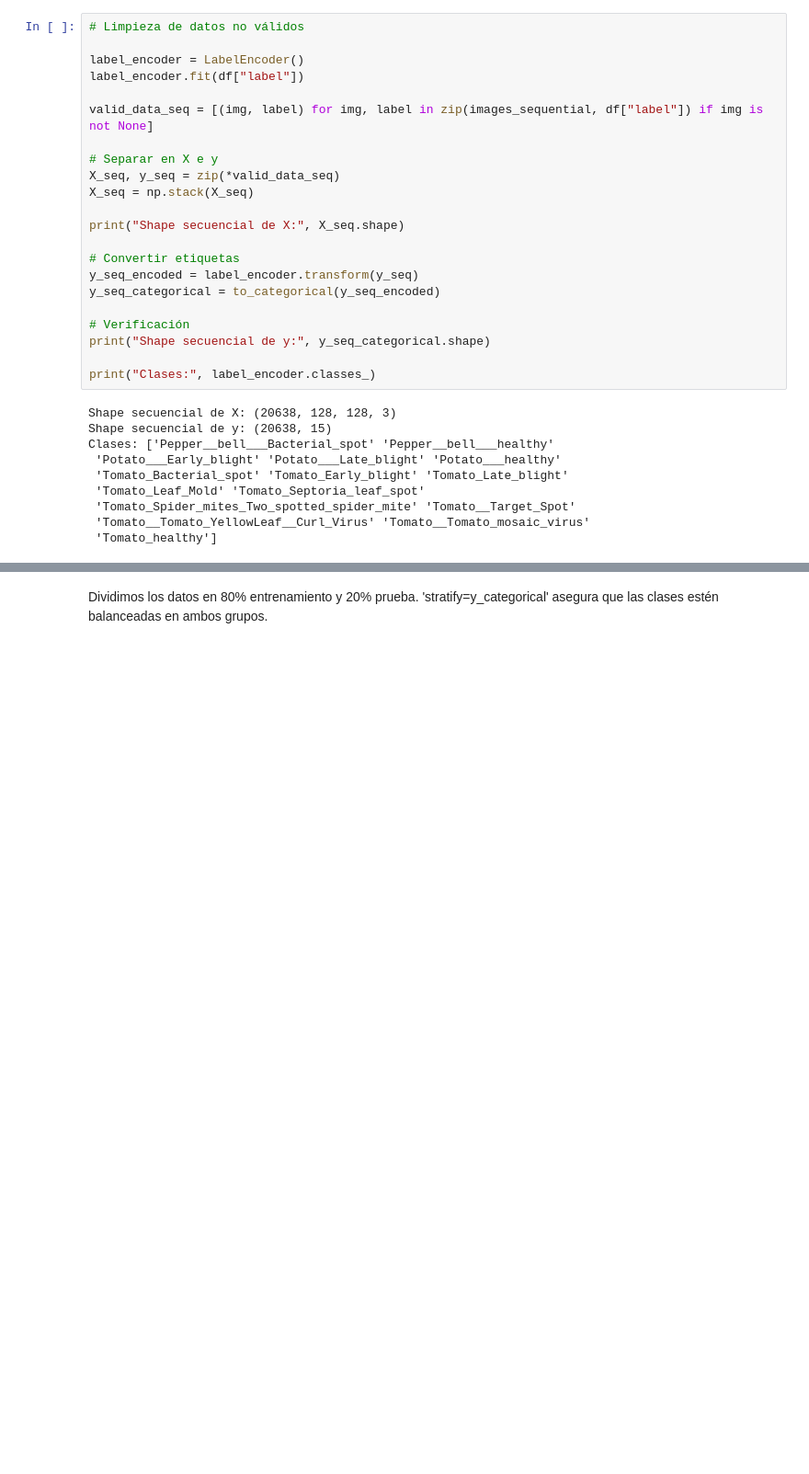
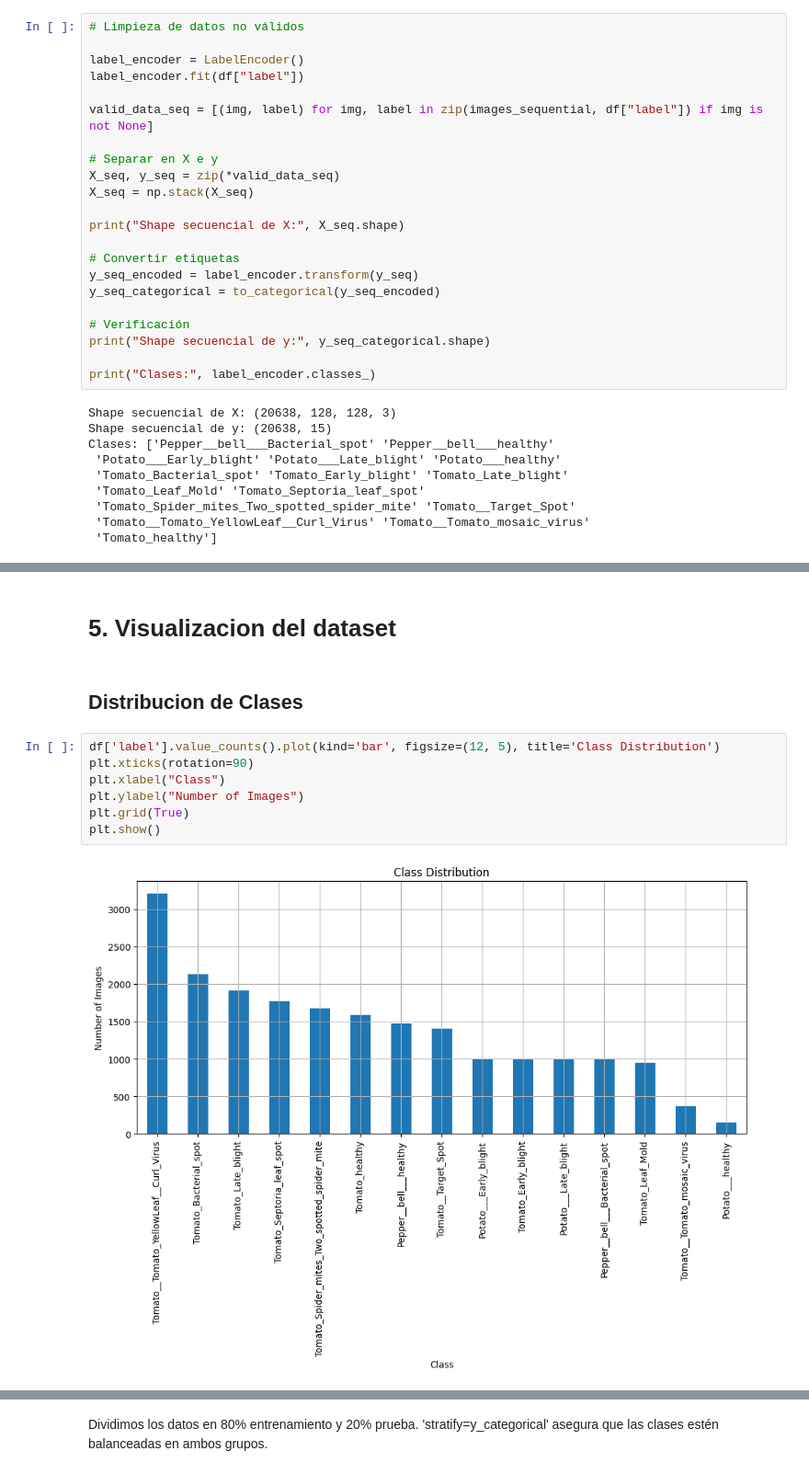
Before and after one commit to Equipo-Proyecto-2025/Proyecto-Computacion-paralela-distribuida, a Jupyter notebook: PlantVillageApplication.ipynb, the cells around one changed output, grey strips where cells are left out. Shown at 92% size. Saved outputs shown, nothing was run; the diff lists cells and outputs as text; blank space fills up the shorter version.

```diff
--- a/PlantVillageApplication.ipynb
+++ b/PlantVillageApplication.ipynb
@@ -272,0 +303,13 @@ Clases: ['Pepper__bell___Bacterial_spot' 'Pepper__bell___healthy'
+# %% [markdown]
+# 5. Visualizacion del dataset
+# %% [markdown]
+## Distribucion de Clases
+# %%
+df['label'].value_counts().plot(kind='bar', figsize=(12, 5), title='Class Distribution')
+plt.xticks(rotation=90)
+plt.xlabel("Class")
+plt.ylabel("Number of Images")
+plt.grid(True)
+plt.show()
+# %% [output]
+[figure, added]
```
Also changed, not shown: parts of 32 cells of this notebook.
